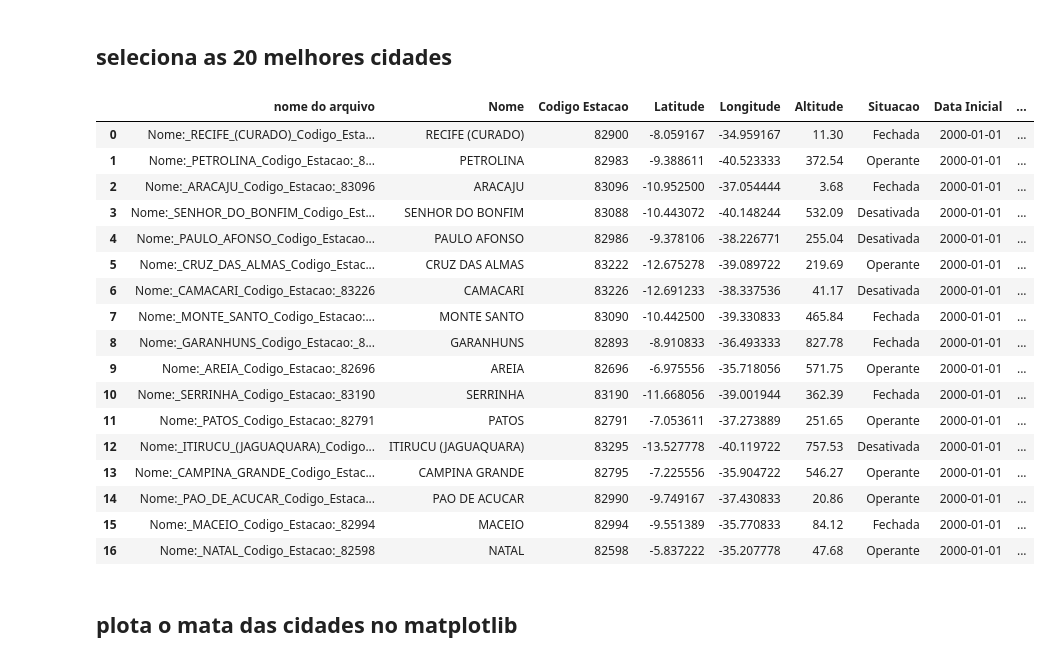
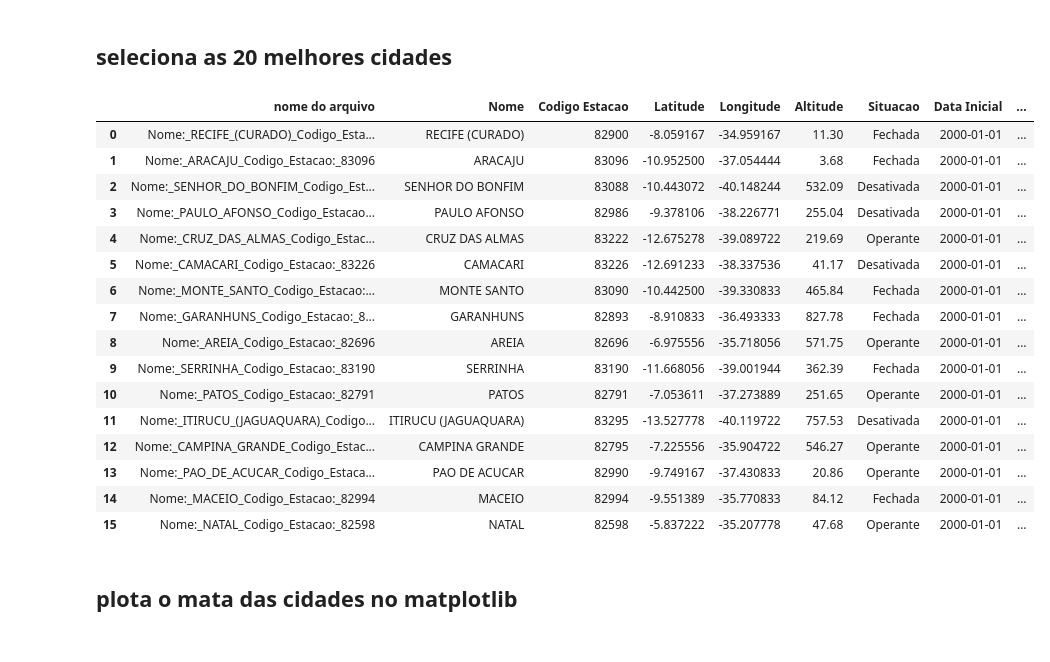
Before and after one commit to maryofcarmo/TCC, a Jupyter notebook: 4°_MELHORES_REGIOES.ipynb, the cells around one changed output. Saved outputs shown, nothing was run; the diff lists cells and outputs as text; code cells hidden in the pictures.

```diff
--- a/4°_MELHORES_REGIOES.ipynb
+++ b/4°_MELHORES_REGIOES.ipynb
@@ -179,47 +179,46 @@ O mapa foi salvo como 'mapa_interativo.html'.
 # %%
 # Definir as colunas de interesse
 colunas_hidro_eolica = ['P2', 'K2', 'S2']
 
 # Criar um DataFrame vazio para armazenar as estações selecionadas
 estacoes_selecionadas_he = pd.DataFrame()
 
 # Loop pelas colunas de coeficientes
 for coluna in colunas_hidro_eolica:
     # Obter as 20 estações mais próximas de -1 na coluna atual
     top_20_proximos = hidro_eolica.iloc[(hidro_eolica[coluna] - (-1)).abs().argsort()[:20]]
 
     # Concatenar as estações selecionadas ao DataFrame resultante
     estacoes_selecionadas_he = pd.concat([estacoes_selecionadas_he, top_20_proximos])
 
 # Remover duplicatas baseando-se na coluna 'Estacao'
 estacoes_selecionadas_he = estacoes_selecionadas_he.drop_duplicates(subset='nome do arquivo').reset_index(drop=True)
 
-cidades2 = ['BOM JESUS DA LAPA', 'CAROLINA', 'BARRA DO CORDA', 'BACABAL', 'SAO LUIS', 'TERESINA', 'FLORIANO', 'CRATEUS', 'FORTALEZA', 'BARBALHA']
+cidades2 = ['PETROLINA','BOM JESUS DA LAPA', 'CAROLINA', 'BARRA DO CORDA', 'BACABAL', 'SAO LUIS', 'TERESINA', 'FLORIANO', 'CRATEUS', 'FORTALEZA', 'BARBALHA']
 
 # Filtrar as linhas em que "Nome" não está na lista
 estacoes_selecionadas_he = estacoes_selecionadas_he[~estacoes_selecionadas_he['Nome'].isin(cidades2)].reset_index(drop=True)
 
 # Exibir o DataFrame resultante
 estacoes_selecionadas_he
 # %% [output]
 |  | nome do arquivo | Nome | Codigo Estacao | Latitude | Longitude | Altitude | Situacao | Data Inicial | ... |
 | 0 | Nome:_RECIFE_(CURADO)_Codigo_Esta... | RECIFE (CURADO) | 82900 | -8.059167 | -34.959167 | 11.30 | Fechada | 2000-01-01 | ... |
-| 1 | Nome:_PETROLINA_Codigo_Estacao:_8... | PETROLINA | 82983 | -9.388611 | -40.523333 | 372.54 | Operante | 2000-01-01 | ... |
-| 2 | Nome:_ARACAJU_Codigo_Estacao:_83096 | ARACAJU | 83096 | -10.952500 | -37.054444 | 3.68 | Fechada | 2000-01-01 | ... |
-| 3 | Nome:_SENHOR_DO_BONFIM_Codigo_Est... | SENHOR DO BONFIM | 83088 | -10.443072 | -40.148244 | 532.09 | Desativada | 2000-01-01 | ... |
-| 4 | Nome:_PAULO_AFONSO_Codigo_Estacao... | PAULO AFONSO | 82986 | -9.378106 | -38.226771 | 255.04 | Desativada | 2000-01-01 | ... |
-| 5 | Nome:_CRUZ_DAS_ALMAS_Codigo_Estac... | CRUZ DAS ALMAS | 83222 | -12.675278 | -39.089722 | 219.69 | Operante | 2000-01-01 | ... |
-| 6 | Nome:_CAMACARI_Codigo_Estacao:_83226 | CAMACARI | 83226 | -12.691233 | -38.337536 | 41.17 | Desativada | 2000-01-01 | ... |
-| 7 | Nome:_MONTE_SANTO_Codigo_Estacao:... | MONTE SANTO | 83090 | -10.442500 | -39.330833 | 465.84 | Fechada | 2000-01-01 | ... |
-| 8 | Nome:_GARANHUNS_Codigo_Estacao:_8... | GARANHUNS | 82893 | -8.910833 | -36.493333 | 827.78 | Fechada | 2000-01-01 | ... |
-| 9 | Nome:_AREIA_Codigo_Estacao:_82696 | AREIA | 82696 | -6.975556 | -35.718056 | 571.75 | Operante | 2000-01-01 | ... |
-| 10 | Nome:_SERRINHA_Codigo_Estacao:_83190 | SERRINHA | 83190 | -11.668056 | -39.001944 | 362.39 | Fechada | 2000-01-01 | ... |
-| 11 | Nome:_PATOS_Codigo_Estacao:_82791 | PATOS | 82791 | -7.053611 | -37.273889 | 251.65 | Operante | 2000-01-01 | ... |
-| 12 | Nome:_ITIRUCU_(JAGUAQUARA)_Codigo... | ITIRUCU (JAGUAQUARA) | 83295 | -13.527778 | -40.119722 | 757.53 | Desativada | 2000-01-01 | ... |
-| 13 | Nome:_CAMPINA_GRANDE_Codigo_Estac... | CAMPINA GRANDE | 82795 | -7.225556 | -35.904722 | 546.27 | Operante | 2000-01-01 | ... |
-| 14 | Nome:_PAO_DE_ACUCAR_Codigo_Estaca... | PAO DE ACUCAR | 82990 | -9.749167 | -37.430833 | 20.86 | Operante | 2000-01-01 | ... |
-| 15 | Nome:_MACEIO_Codigo_Estacao:_82994 | MACEIO | 82994 | -9.551389 | -35.770833 | 84.12 | Fechada | 2000-01-01 | ... |
-| 16 | Nome:_NATAL_Codigo_Estacao:_82598 | NATAL | 82598 | -5.837222 | -35.207778 | 47.68 | Operante | 2000-01-01 | ... |
+| 1 | Nome:_ARACAJU_Codigo_Estacao:_83096 | ARACAJU | 83096 | -10.952500 | -37.054444 | 3.68 | Fechada | 2000-01-01 | ... |
+| 2 | Nome:_SENHOR_DO_BONFIM_Codigo_Est... | SENHOR DO BONFIM | 83088 | -10.443072 | -40.148244 | 532.09 | Desativada | 2000-01-01 | ... |
+| 3 | Nome:_PAULO_AFONSO_Codigo_Estacao... | PAULO AFONSO | 82986 | -9.378106 | -38.226771 | 255.04 | Desativada | 2000-01-01 | ... |
+| 4 | Nome:_CRUZ_DAS_ALMAS_Codigo_Estac... | CRUZ DAS ALMAS | 83222 | -12.675278 | -39.089722 | 219.69 | Operante | 2000-01-01 | ... |
+| 5 | Nome:_CAMACARI_Codigo_Estacao:_83226 | CAMACARI | 83226 | -12.691233 | -38.337536 | 41.17 | Desativada | 2000-01-01 | ... |
+| 6 | Nome:_MONTE_SANTO_Codigo_Estacao:... | MONTE SANTO | 83090 | -10.442500 | -39.330833 | 465.84 | Fechada | 2000-01-01 | ... |
+| 7 | Nome:_GARANHUNS_Codigo_Estacao:_8... | GARANHUNS | 82893 | -8.910833 | -36.493333 | 827.78 | Fechada | 2000-01-01 | ... |
+| 8 | Nome:_AREIA_Codigo_Estacao:_82696 | AREIA | 82696 | -6.975556 | -35.718056 | 571.75 | Operante | 2000-01-01 | ... |
+| 9 | Nome:_SERRINHA_Codigo_Estacao:_83190 | SERRINHA | 83190 | -11.668056 | -39.001944 | 362.39 | Fechada | 2000-01-01 | ... |
+| 10 | Nome:_PATOS_Codigo_Estacao:_82791 | PATOS | 82791 | -7.053611 | -37.273889 | 251.65 | Operante | 2000-01-01 | ... |
+| 11 | Nome:_ITIRUCU_(JAGUAQUARA)_Codigo... | ITIRUCU (JAGUAQUARA) | 83295 | -13.527778 | -40.119722 | 757.53 | Desativada | 2000-01-01 | ... |
+| 12 | Nome:_CAMPINA_GRANDE_Codigo_Estac... | CAMPINA GRANDE | 82795 | -7.225556 | -35.904722 | 546.27 | Operante | 2000-01-01 | ... |
+| 13 | Nome:_PAO_DE_ACUCAR_Codigo_Estaca... | PAO DE ACUCAR | 82990 | -9.749167 | -37.430833 | 20.86 | Operante | 2000-01-01 | ... |
+| 14 | Nome:_MACEIO_Codigo_Estacao:_82994 | MACEIO | 82994 | -9.551389 | -35.770833 | 84.12 | Fechada | 2000-01-01 | ... |
+| 15 | Nome:_NATAL_Codigo_Estacao:_82598 | NATAL | 82598 | -5.837222 | -35.207778 | 47.68 | Operante | 2000-01-01 | ... |
 # %% [markdown]
 ## plota o mata das cidades no matplotlib
 # %%
```
Also changed, not shown: parts of 4 cells of this notebook.
